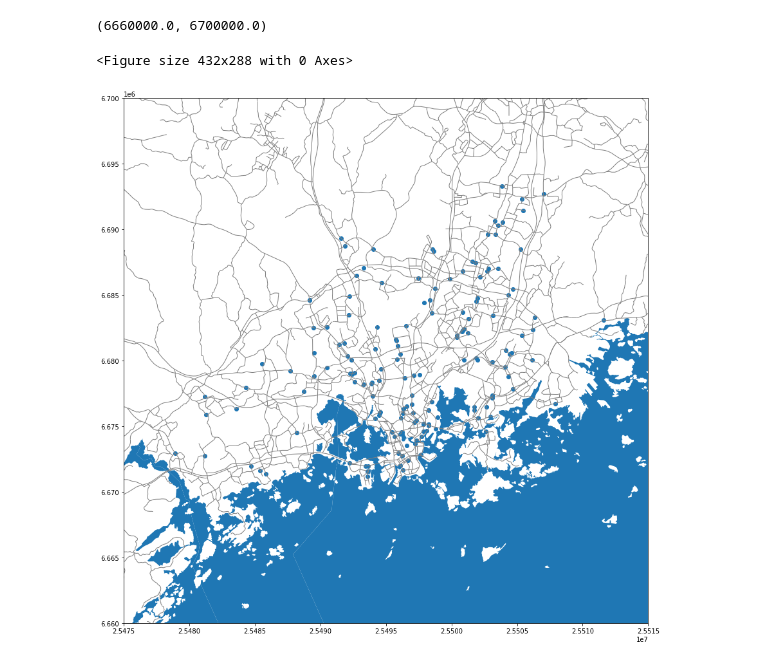
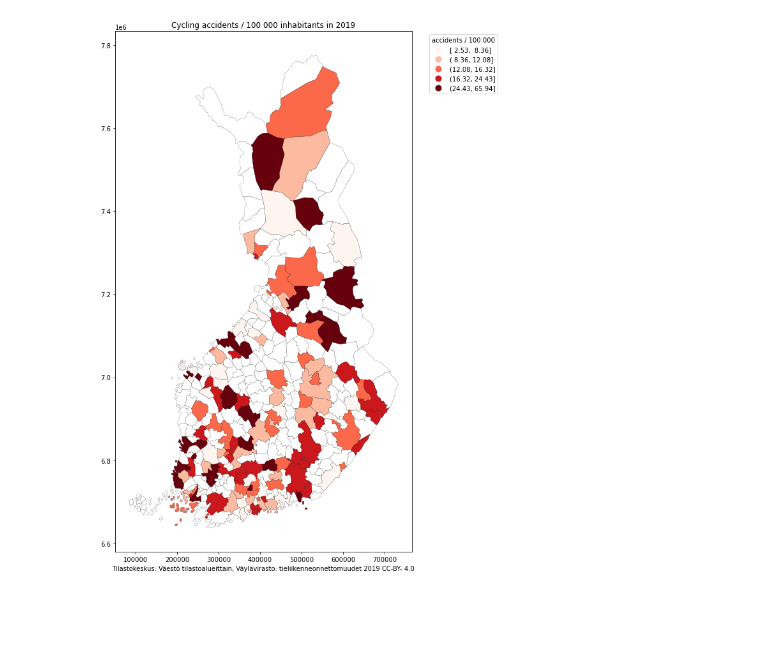
Before and after one commit to AutoGIS-2020/exercise-5-amiett, a Jupyter notebook: Problem1-Copy1.ipynb, the cells around one changed output. Saved outputs shown, nothing was run; the diff lists cells and outputs as text; code cells hidden in the pictures; blank space fills up the shorter version.

```diff
--- a/Problem1-Copy1.ipynb
+++ b/Problem1-Copy1.ipynb
@@ -114,16 +74,38 @@ fig, ax = plt.subplots(figsize=(20,15))
-# %%
-sea.plot(ax=ax)
-roads.plot(ax=ax,
-           color="grey",
-           linewidth=1)
-cycling_geo.plot(ax=ax)
-
-ax.set_xlim(25475000, 25515000)
-ax.set_ylim(6660000, 6700000)
-# %% [output]
-(6660000.0, 6700000.0)
-<Figure size 432x288 with 0 Axes>
-# %%
-fig
-# %% [output]
-[figure, removed]
+# %%
+fig, ax = plt.subplots(figsize=(10,15))
+
+credits="Tilastokeskus: Väestö tilastoalueittain, Väylävirasto: tieliikenneonnettomuudet 2019 CC-BY- 4.0"
+output_fig = "cycling_accidents.png"
+
+# Put empty map to the back to show all municipalities
+finland.plot(ax=ax,
+             color="white",
+             linewidth=0.2,
+             edgecolor="k")
+
+# Plot the data
+pop.plot(ax=ax,
+            column="acc_100000",
+            #scheme="Natural_breaks",
+            scheme="Quantiles",
+            cmap="Reds",
+            legend=True,
+            linewidth=0.2,
+            edgecolor = "k",
+           )
+
+# Set title and set legend place
+ax.get_legend().set_title("accidents / 100 000")
+ax.get_legend().set_bbox_to_anchor((1.3,1))
+#plt.tight_layout()
+
+# Set title
+ax.set_title("Cycling accidents / 100 000 inhabitants in 2019")
+
+# Use x-label for showing credits
+ax.set_xlabel(credits)
+
+
+plt.savefig(output_fig, dpi=300)
+# %% [output]
+[figure, added]
```
Also changed, not shown: parts of 25 cells of this notebook, 6 other files.
